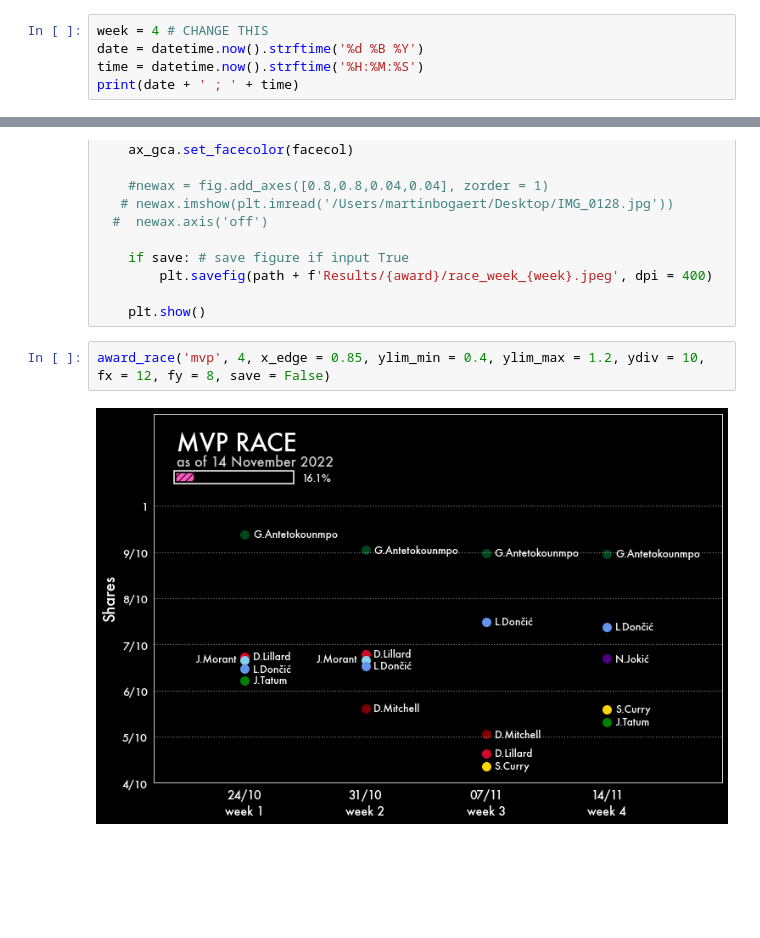
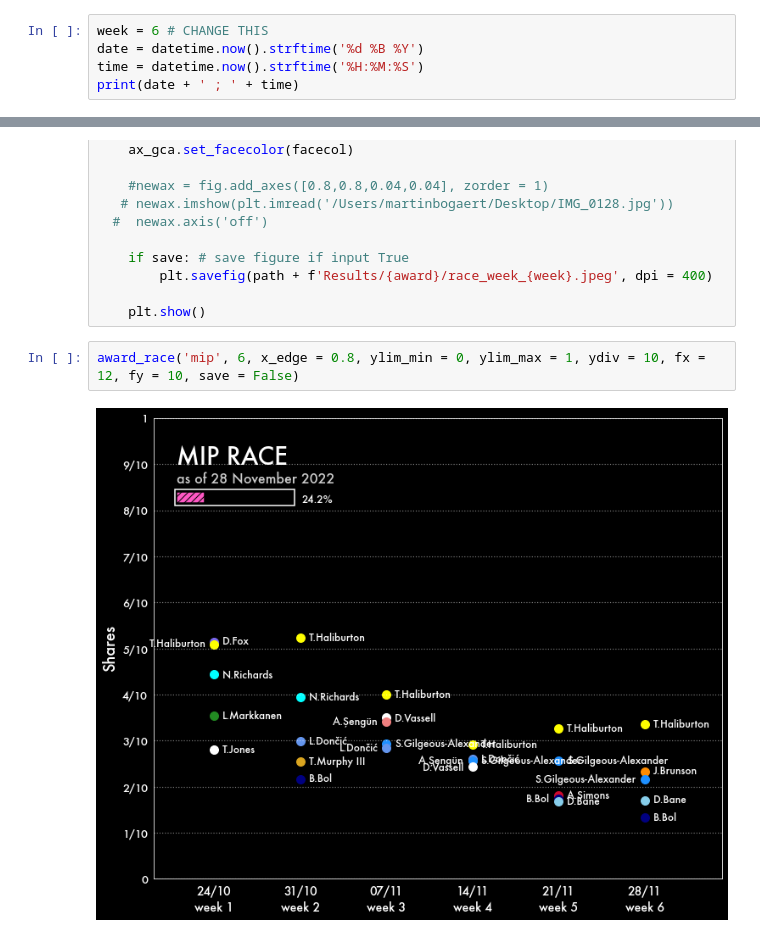
Before and after one commit to martinbog19/nba_ai_awards, a Jupyter notebook: Results/Plotting.ipynb, the cells around one changed output, grey strips where cells are left out. Saved outputs shown, nothing was run; the diff lists cells and outputs as text; blank space fills up the shorter version.

```diff
--- a/Results/Plotting.ipynb
+++ b/Results/Plotting.ipynb
@@ -12,7 +13,7 @@ print('MAKE SURE YOU CHANGE THE WEEK VARIABLE')
 # %% [output]
 MAKE SURE YOU CHANGE THE WEEK VARIABLE
 # %%
-week = 4 # CHANGE THIS
+week = 6 # CHANGE THIS
 date = datetime.now().strftime('%d %B %Y')
 time = datetime.now().strftime('%H:%M:%S')
 print(date + ' ; ' + time)
@@ -117,7 +118,7 @@ def award_race(award, week, ylim_min = 0, ylim_max = 1, x_edge = 0.2, fx = 14, f
 
     plt.show()
 # %%
-award_race('mvp', 4, x_edge = 0.85, ylim_min = 0.4, ylim_max = 1.2, ydiv = 10, fx = 12, fy = 8, save = False)
+award_race('mip', 6, x_edge = 0.8, ylim_min = 0, ylim_max = 1, ydiv = 10, fx = 12, fy = 10, save = False)
 # %% [output]
-[figure, old version]
+[figure, new version]
 # %%
```
Also changed, not shown: parts of 4 cells of this notebook, 32 other files.
